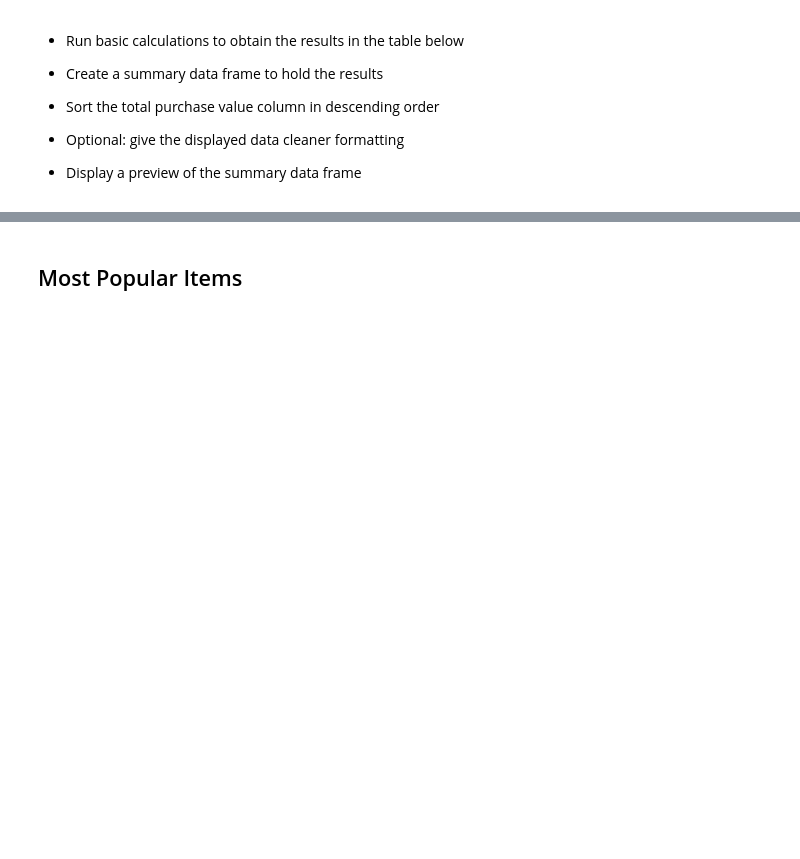
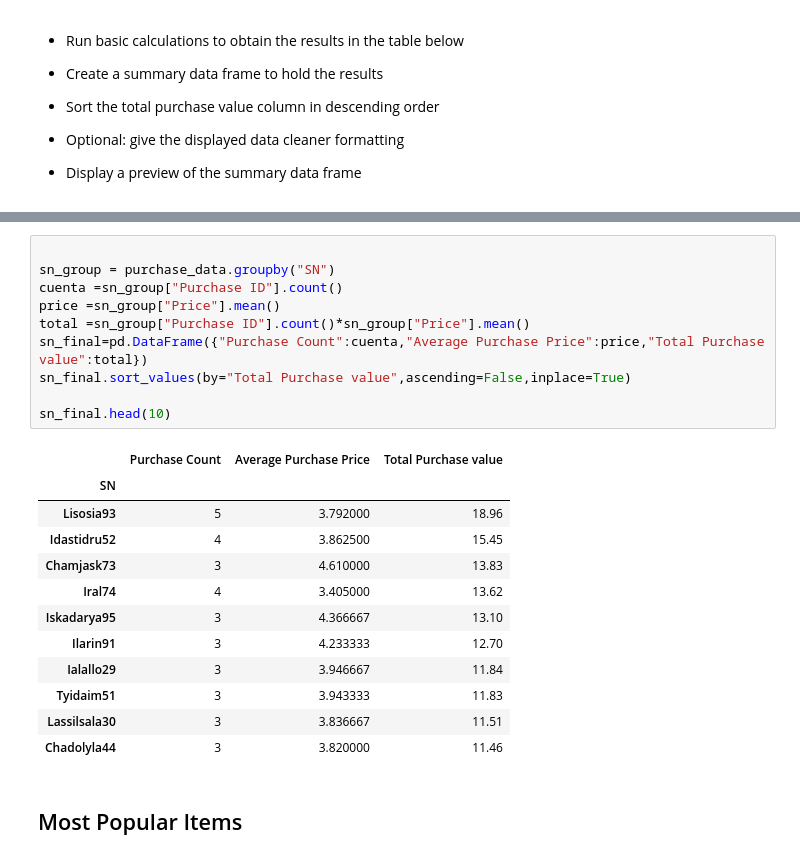
Before and after one commit to tadeoaguilar/pandas-challenge, a Jupyter notebook: HeroesOfPymoli/HeroesOfPymoli_starter.ipynb, the cells around one changed output, grey strips where cells are left out. Cells and saved outputs as stored; diff of their text form; blank space fills up the shorter version.

```diff
--- a/HeroesOfPymoli/HeroesOfPymoli_starter.ipynb
+++ b/HeroesOfPymoli/HeroesOfPymoli_starter.ipynb
@@ -214,3 +205,26 @@ age_final
+# %%
+
+sn_group = purchase_data.groupby("SN")
+cuenta =sn_group["Purchase ID"].count()
+price =sn_group["Price"].mean()
+total =sn_group["Purchase ID"].count()*sn_group["Price"].mean()
+sn_final=pd.DataFrame({"Purchase Count":cuenta,"Average Purchase Price":price,"Total Purchase value":total})
+sn_final.sort_values(by="Total Purchase value",ascending=False,inplace=True)
+
+sn_final.head(10)
+# %% [output]
+|  | Purchase Count | Average Purchase Price | Total Purchase value |
+| SN |  |  |  |
+| Lisosia93 | 5 | 3.792000 | 18.96 |
+| Idastidru52 | 4 | 3.862500 | 15.45 |
+| Chamjask73 | 3 | 4.610000 | 13.83 |
+| Iral74 | 4 | 3.405000 | 13.62 |
+| Iskadarya95 | 3 | 4.366667 | 13.10 |
+| Ilarin91 | 3 | 4.233333 | 12.70 |
+| Ialallo29 | 3 | 3.946667 | 11.84 |
+| Tyidaim51 | 3 | 3.943333 | 11.83 |
+| Lassilsala30 | 3 | 3.836667 | 11.51 |
+| Chadolyla44 | 3 | 3.820000 | 11.46 |
 # %% [markdown]
 ## Most Popular Items
 # %% [markdown]
```
Also changed, not shown: parts of 1 cell of this notebook.
